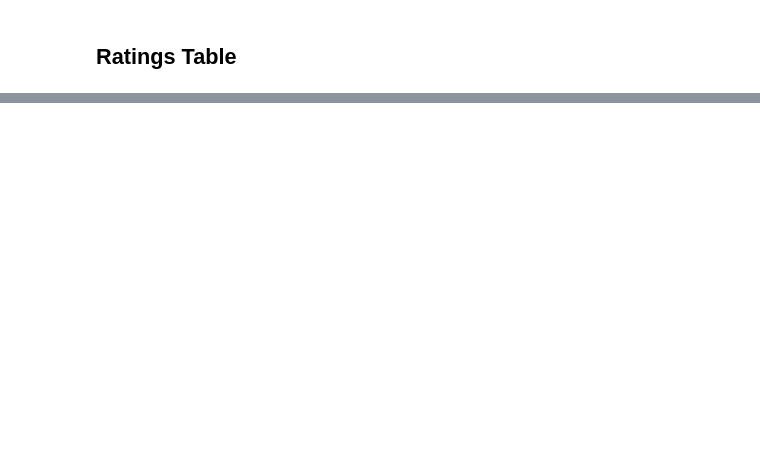
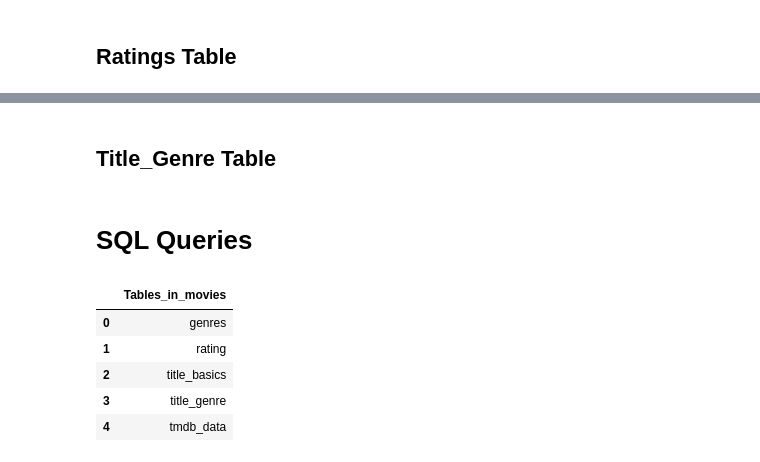
Before and after one commit to jamesbelk0/IMDB_MySQL_Database, a Jupyter notebook: SQL Database.ipynb, the cells around one changed output, grey strips where cells are left out. Cells and saved outputs as stored; diff of their text form; code cells hidden in the pictures; blank space fills up the shorter version.

```diff
--- a/SQL Dataset.ipynb
+++ b/SQL Database.ipynb
@@ -282,0 +279,2 @@ ratings_df.to_sql('rating', engine, dtype=rating_schema, if_exists='replace', in
+# %% [markdown]
+## Title_Genre Table
@@ -282,0 +292,13 @@ ratings_df.to_sql('rating', engine, dtype=rating_schema, if_exists='replace', in
+# %% [markdown]
+# SQL Queries
+# %%
+tables = '''SHOW TABLES'''
+
+pd.read_sql(tables, engine)
+# %% [output]
+|  | Tables_in_movies |
+| 0 | genres |
+| 1 | rating |
+| 2 | title_basics |
+| 3 | title_genre |
+| 4 | tmdb_data |
```
Also changed, not shown: parts of 21 cells of this notebook.
